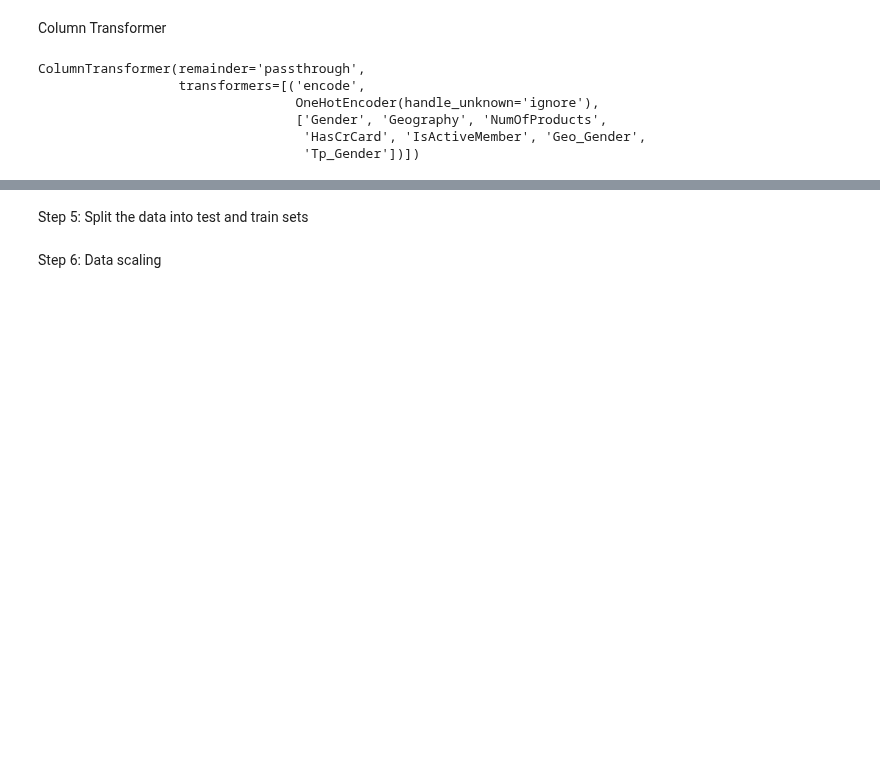
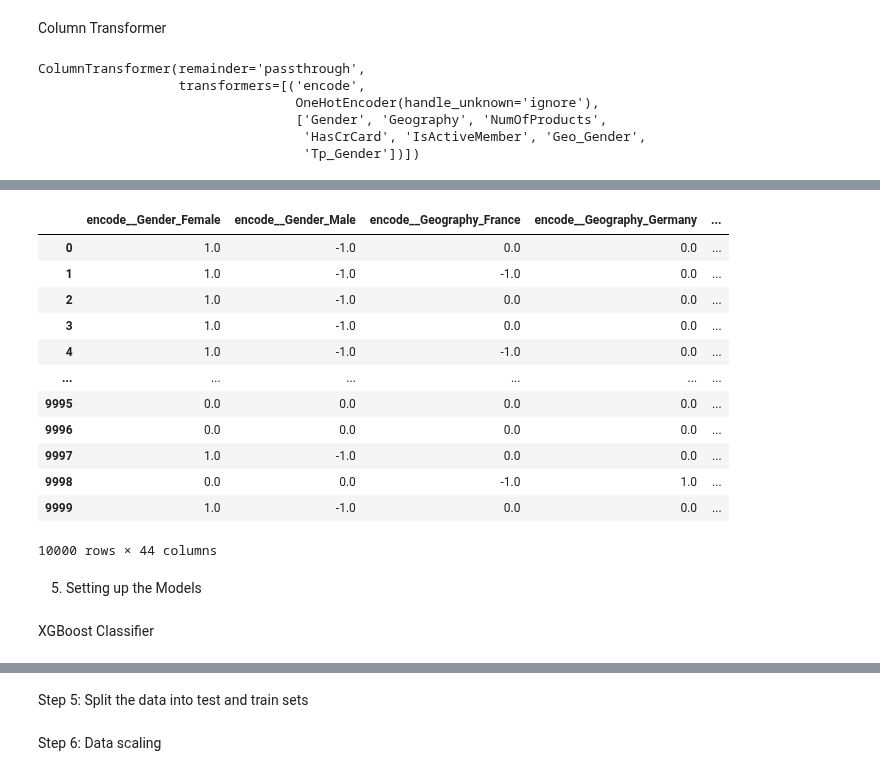
Before and after one commit to TBKHori/Analysis-ML-Deep-Learning, a Jupyter notebook: BankChurnProblem.ipynb, the cells around one changed output, grey strips where cells are left out. Drawn from its saved outputs; the diff is of its cells as text; code cells hidden in the pictures; blank space fills up the shorter version.

```diff
--- a/BankChurnProblem.ipynb
+++ b/BankChurnProblem.ipynb
@@ -524,0 +523,28 @@ ColumnTransformer(remainder='passthrough',
+# %%
+class DropColumn(BaseEstimator, TransformerMixin):
+    def __init__(self, cols=[]):
+        self.cols = cols
+    def fit(self, X, y=None):
+        return self
+    def transform(self, X, y=None):
+
+        return X.drop(self.cols, axis=1)
+# %%
+named_preprocessing_pipeline = Pipeline([
+    ('kmeans', KMeansClusterer(features=["CustomerId","EstimatedSalary","Balance"], n_clusters=10, random_state=123, n_components=3)),
+    ('surname_tfid', TFIDFPCATransformer(column="Surname", max_features=1000, n_components=5)),
+    ('age_binning', AgeBinning(5)),
+    ('salary_binning', SalaryBinning(10)),
+    ('balance_salary_ratio', BalanceSalaryRatioTransformer()),
+    ('geo_gender', GeoGenderTransformer()),
+    ('total_products', TotalProductsTransformer()),
+    ('tp_gender', TpGenderTransformer()),
+    ('drop', DropColumn(cols=['CustomerId','Surname'])),
+    ('prep',ColumnTransformer([ ('encode',
+                                 OneHotEncoder(handle_unknown='ignore',sparse_output=False),
+                                 ['Gender', 'Geography','NumOfProducts','HasCrCard','IsActiveMember','Geo_Gender','Tp_Gender']),
+                                ],
+                              remainder='passthrough').set_output(transform='pandas')),
+])
+
+named_preprocessing_pipeline
@@ -524,0 +569,4 @@ ColumnTransformer(remainder='passthrough',
+# %%
+#checking output on train df
+df_train = named_preprocessing_pipeline.fit_transform(train.drop(['Exited'], axis=1))
+df_train.info()
@@ -524,0 +621,3 @@ ColumnTransformer(remainder='passthrough',
+# %%
+modelling_pipeline = Pipeline(named_preprocessing_pipeline.steps + [('scale',RobustScaler().set_output(transform='pandas')),])
+modelling_pipeline
@@ -524,0 +642,20 @@ ColumnTransformer(remainder='passthrough',
+# %%
+modelling_pipeline.fit_transform(train.drop(['Exited'], axis=1))
+# %% [output]
+|  | encode__Gender_Female | encode__Gender_Male | encode__Geography_France | encode__Geography_Germany | ... |
+| 0 | 1.0 | -1.0 | 0.0 | 0.0 | ... |
+| 1 | 1.0 | -1.0 | -1.0 | 0.0 | ... |
+| 2 | 1.0 | -1.0 | 0.0 | 0.0 | ... |
+| 3 | 1.0 | -1.0 | 0.0 | 0.0 | ... |
+| 4 | 1.0 | -1.0 | -1.0 | 0.0 | ... |
+| ... | ... | ... | ... | ... | ... |
+| 9995 | 0.0 | 0.0 | 0.0 | 0.0 | ... |
+| 9996 | 0.0 | 0.0 | 0.0 | 0.0 | ... |
+| 9997 | 1.0 | -1.0 | 0.0 | 0.0 | ... |
+| 9998 | 0.0 | 0.0 | -1.0 | 1.0 | ... |
+| 9999 | 1.0 | -1.0 | 0.0 | 0.0 | ... |
+10000 rows × 44 columns
+# %% [markdown]
+5. Setting up the Models
+# %% [markdown]
+XGBoost Classifier
```
Also changed, not shown: parts of 9 cells of this notebook.
